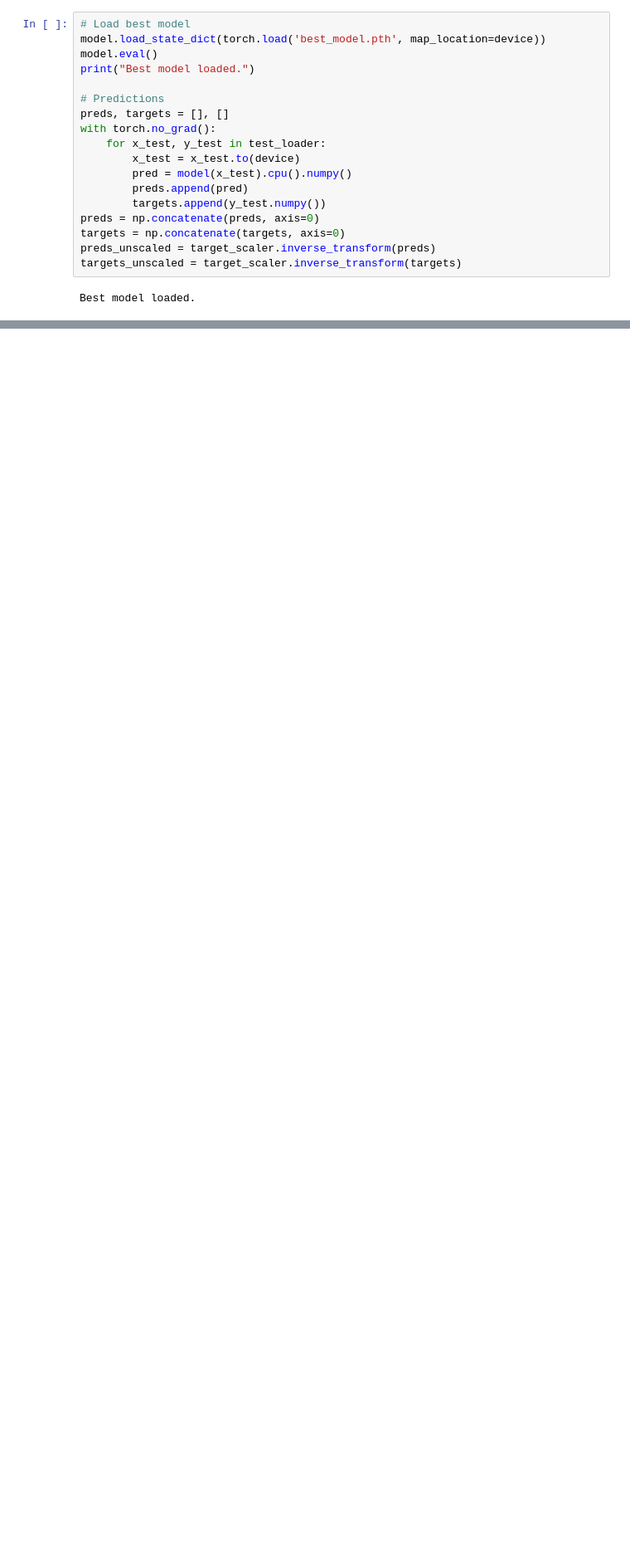
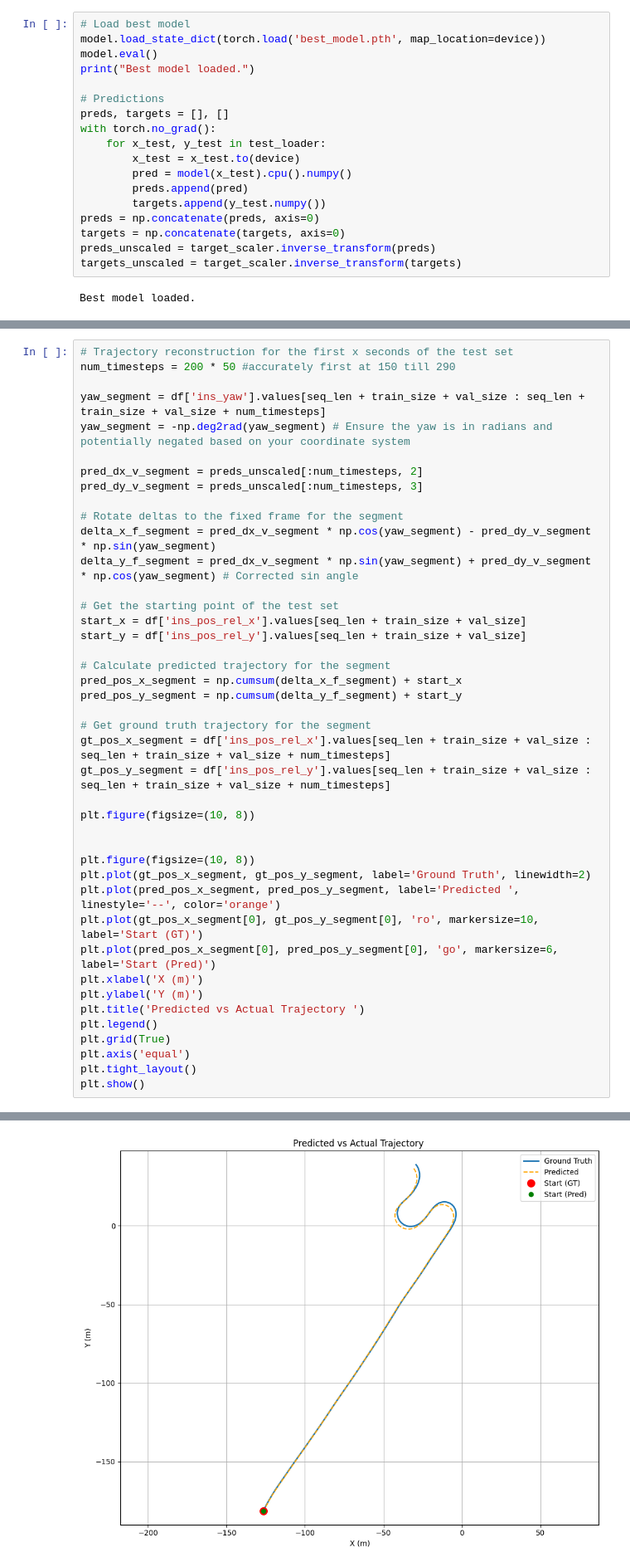
Before and after one commit to rabya321/ML, a Jupyter notebook: trajectory.ipynb, the cells around one changed output, grey strips where cells are left out. Shown at 83% size. Drawn from its saved outputs; the diff is of its cells as text; blank space fills up the shorter version.

```diff
--- a/trajectory.ipynb
+++ b/trajectory.ipynb
@@ -276,0 +314,43 @@ R²  : 0.8939
+# %%
+# Trajectory reconstruction for the first x seconds of the test set
+num_timesteps = 200 * 50 #accurately first at 150 till 290
+
+yaw_segment = df['ins_yaw'].values[seq_len + train_size + val_size : seq_len + train_size + val_size + num_timesteps]
+yaw_segment = -np.deg2rad(yaw_segment) # Ensure the yaw is in radians and potentially negated based on your coordinate system
+
+pred_dx_v_segment = preds_unscaled[:num_timesteps, 2]
+pred_dy_v_segment = preds_unscaled[:num_timesteps, 3]
+
+# Rotate deltas to the fixed frame for the segment
+delta_x_f_segment = pred_dx_v_segment * np.cos(yaw_segment) - pred_dy_v_segment * np.sin(yaw_segment)
+delta_y_f_segment = pred_dx_v_segment * np.sin(yaw_segment) + pred_dy_v_segment * np.cos(yaw_segment) # Corrected sin angle
+
+# Get the starting point of the test set
+start_x = df['ins_pos_rel_x'].values[seq_len + train_size + val_size]
+start_y = df['ins_pos_rel_y'].values[seq_len + train_size + val_size]
+
+# Calculate predicted trajectory for the segment
+pred_pos_x_segment = np.cumsum(delta_x_f_segment) + start_x
+pred_pos_y_segment = np.cumsum(delta_y_f_segment) + start_y
+
+# Get ground truth trajectory for the segment
+gt_pos_x_segment = df['ins_pos_rel_x'].values[seq_len + train_size + val_size : seq_len + train_size + val_size + num_timesteps]
+gt_pos_y_segment = df['ins_pos_rel_y'].values[seq_len + train_size + val_size : seq_len + train_size + val_size + num_timesteps]
+
+plt.figure(figsize=(10, 8))
+
+
+plt.figure(figsize=(10, 8))
+plt.plot(gt_pos_x_segment, gt_pos_y_segment, label='Ground Truth', linewidth=2)
+plt.plot(pred_pos_x_segment, pred_pos_y_segment, label='Predicted ', linestyle='--', color='orange')
+plt.plot(gt_pos_x_segment[0], gt_pos_y_segment[0], 'ro', markersize=10, label='Start (GT)')
+plt.plot(pred_pos_x_segment[0], pred_pos_y_segment[0], 'go', markersize=6, label='Start (Pred)')
+plt.xlabel('X (m)')
+plt.ylabel('Y (m)')
+plt.title('Predicted vs Actual Trajectory ')
+plt.legend()
+plt.grid(True)
+plt.axis('equal')
+plt.tight_layout()
+plt.show()
+# %% [output]
@@ -276,0 +358 @@ R²  : 0.8939
+[figure, added]
```
Also changed, not shown: parts of 11 cells of this notebook.
